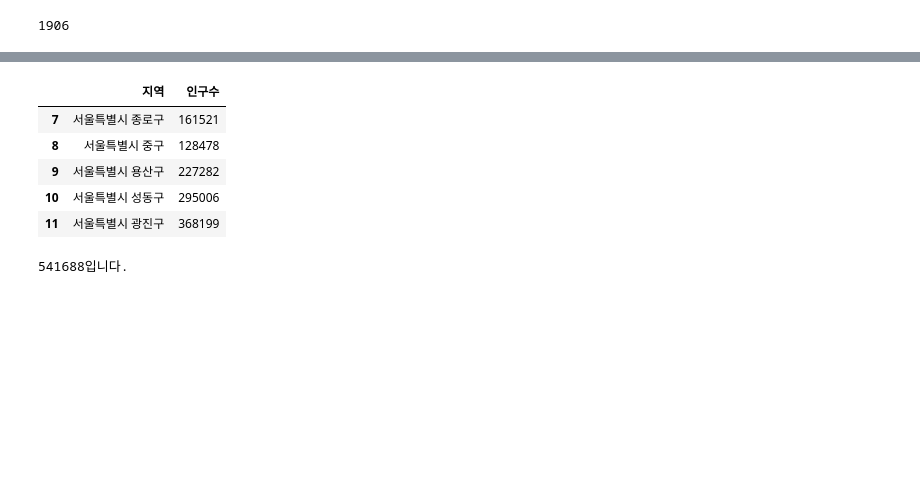
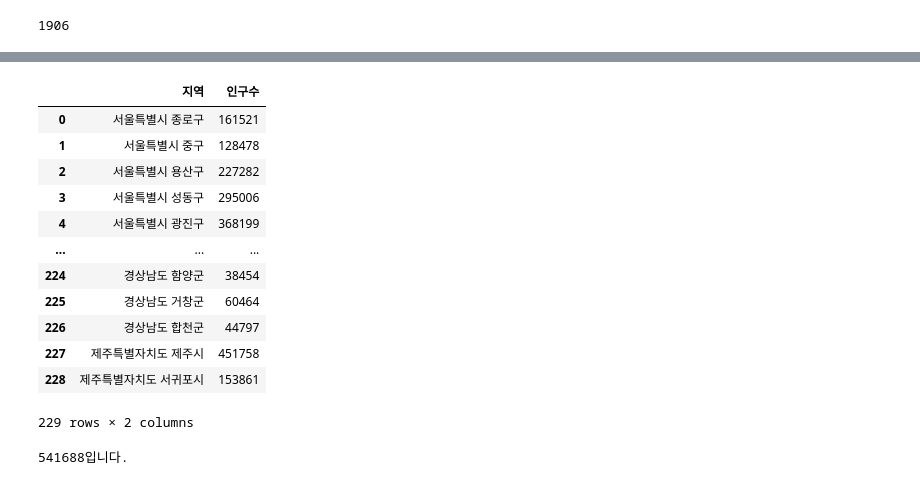
Before and after one commit to cav2280/dcx-final, a Jupyter notebook: main.ipynb, the cells around one changed output, grey strips where cells are left out. Saved outputs shown, nothing was run; the diff lists cells and outputs as text; code cells hidden in the pictures; blank space fills up the shorter version.

```diff
--- a/main.ipynb
+++ b/main.ipynb
@@ -378,39 +550,47 @@ for province in popDf['행정구역별(읍면동)']:
     elif province_status == 16 and status == 1:
         popDf['행정구역별(읍면동)'][counter] = '경상남도 '+province
     elif province_status == 17 and status == 1:
         popDf['행정구역별(읍면동)'][counter] = '제주도 '+province
     elif province_status == 18 and status == 1:
         popDf['행정구역별(읍면동)'][counter] = '경북도 '+province
     elif province_status == 19 and status == 1:
         popDf['행정구역별(읍면동)'][counter] = '경남도 '+province
     elif province_status == 20 and status == 1:
         popDf['행정구역별(읍면동)'][counter] = '제주특별자치도 '+province
     # print(popDf['행정구역별(읍면동)'][counter])
 
     if '부' in popDf['행정구역별(읍면동)'][counter][-1:] or '국' in popDf['행정구역별(읍면동)'][counter][-1:] or ')' in popDf['행정구역별(읍면동)'][counter][-1:]:
             # print(popDf['행정구역별(읍면동)'][counter])
             popDf['행정구역별(읍면동)'][counter]=popDf.drop(counter,inplace=True)
     elif '도' in popDf['행정구역별(읍면동)'][counter] and '서울특별시 도봉구' != popDf['행정구역별(읍면동)'][counter] and '부산광역시 영도구' != popDf['행정구역별(읍면동)'][counter]:
         if '구' in popDf['행정구역별(읍면동)'][counter][-1:]:
             # print(popDf['행정구역별(읍면동)'][counter])
             popDf['행정구역별(읍면동)'][counter]=popDf.drop(counter,inplace=True)
     if status==0:
         # print(popDf['행정구역별(읍면동)'][counter])
         popDf['행정구역별(읍면동)'][counter]=popDf.drop(counter,inplace=True)
     counter+=1
 
 
 
 popDf.drop('연령별',axis=1,inplace=True)
+popDf.reset_index(drop=True, inplace=True)
 popDf.columns = ['지역', '인구수']
-popDf.head()
+popDf
 # %% [output]
 |  | 지역 | 인구수 |
-| 7 | 서울특별시 종로구 | 161521 |
-| 8 | 서울특별시 중구 | 128478 |
-| 9 | 서울특별시 용산구 | 227282 |
-| 10 | 서울특별시 성동구 | 295006 |
-| 11 | 서울특별시 광진구 | 368199 |
+| 0 | 서울특별시 종로구 | 161521 |
+| 1 | 서울특별시 중구 | 128478 |
+| 2 | 서울특별시 용산구 | 227282 |
+| 3 | 서울특별시 성동구 | 295006 |
+| 4 | 서울특별시 광진구 | 368199 |
+| ... | ... | ... |
+| 224 | 경상남도 함양군 | 38454 |
+| 225 | 경상남도 거창군 | 60464 |
+| 226 | 경상남도 합천군 | 44797 |
+| 227 | 제주특별자치도 제주시 | 451758 |
+| 228 | 제주특별자치도 서귀포시 | 153861 |
+229 rows × 2 columns
 # %%
 def population(location):
     population = int(popDf.loc[popDf['지역']
```
Also changed, not shown: parts of 11 cells of this notebook, 2 other files.
